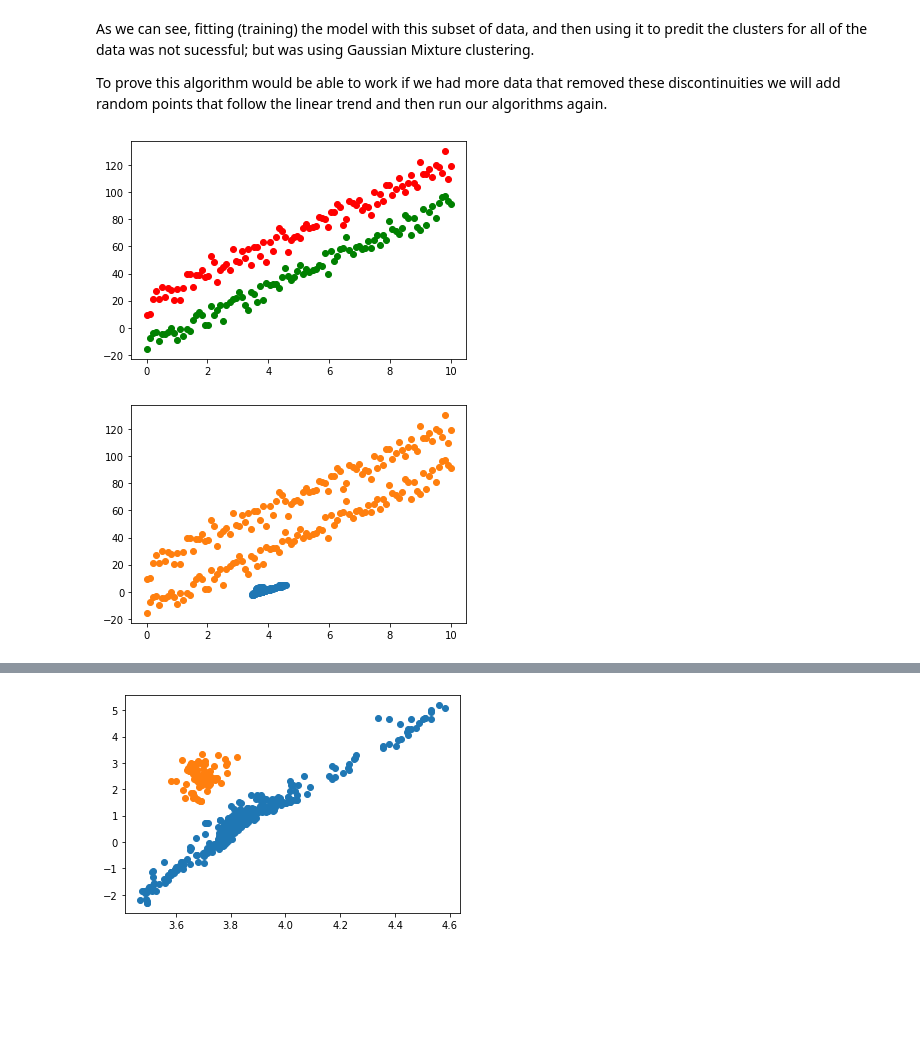
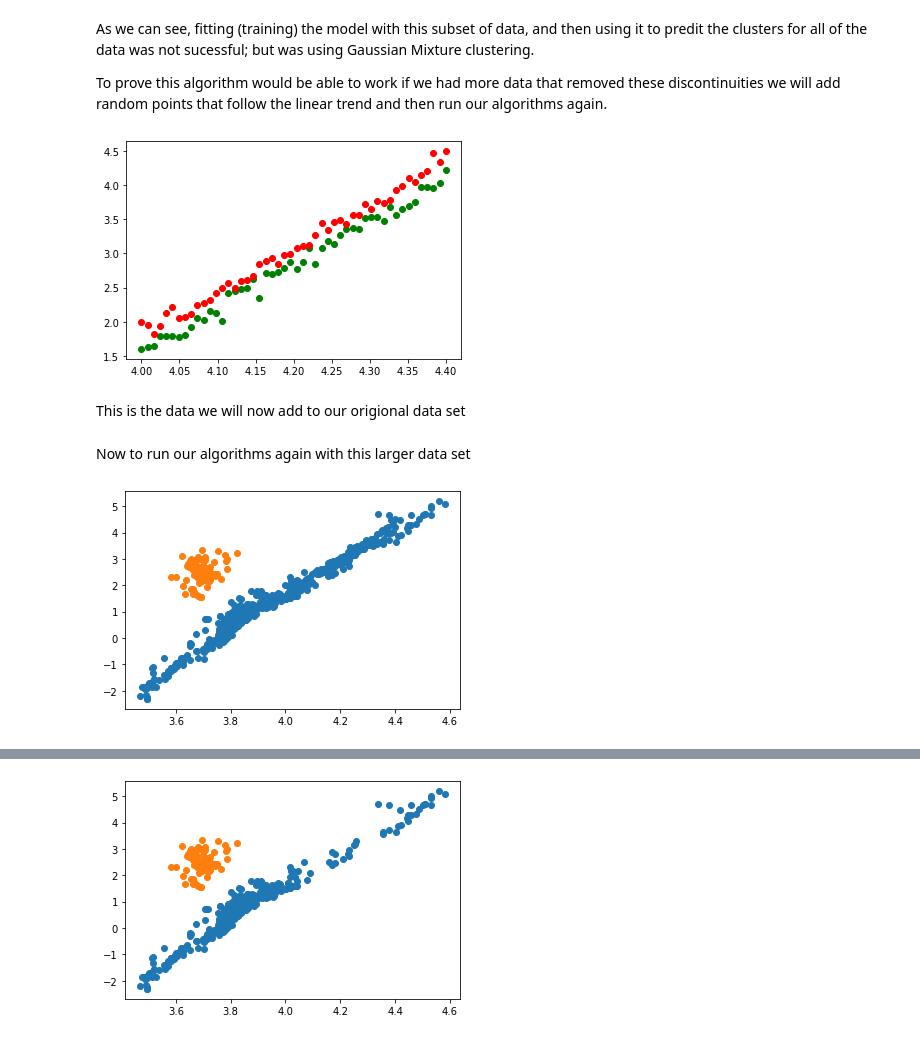
Before and after one commit to University-at-Buffalo-SEDS/DEBCat-Exploration, a Jupyter notebook: stefan-boltzmann/separating_star_clusters.ipynb, the cells around one changed output, grey strips where cells are left out. Cells and saved outputs as stored; diff of their text form; code cells hidden in the pictures; blank space fills up the shorter version.

```diff
--- a/stefan-boltzmann/separating_star_clusters.ipynb
+++ b/stefan-boltzmann/separating_star_clusters.ipynb
@@ -161,25 +161,50 @@ pyplot.show()
 As we can see, fitting (training) the model with this subset of data, and then using it to predit the clusters for all of the data was not sucessful; but was using Gaussian Mixture clustering.
 
 To prove this algorithm would be able to work if we had more data that removed these discontinuities we will add random points that follow the linear trend and then run our algorithms again.
+# %%
+# define the model
+model = GaussianMixture(n_components=2)
+# fit the model to Z
+model.fit(Z)
+# assign a cluster to each example with all the data (X)
+yhat = model.predict(X)
+c = yhat.astype(bool)
+# plt.scatter(X[~c, 0], X[~c, 1])
+# plt.scatter(X[c, 0], X[c, 1])
+# m and b of the first cluster
+m1,b1 = np.polyfit(X[~c, 0], X[~c, 1],1)
+# m and b of the second cluster
+m2,b2 = np.polyfit(X[c, 0], X[c, 1],1)
+# compare the slopes to find the one in the linear trend
+if m1 >= 4:
+    m,b = m1,b1
+else:
+    m,b = m2,b2
 # %%
 import random
 
 def y(x, m, b):
     return m*x + b
+xVal = np.linspace(4.0, 4.4, 50)
+#generate y values above line of best fit
+y_above = [y(x, m, b) + abs(random.gauss(.1,.1)) for x in xVal]
+#generate y values above line of best fit
+y_below = [y(x, m, b) - abs(random.gauss(.1,.1)) for x in xVal]
 
-xVal = np.linspace(0, 10, 100)
-y_above = [y(x, 10, 5) + abs(random.gauss(15,5)) for x in xVal]
-y_below = [y(x, 10, 5) - abs(random.gauss(15,5)) for x in xVal]
 plt.scatter(xVal, y_below, c='g')
 plt.scatter(xVal, y_above, c='r')
 plt.show()
 # %% [output]
-[figure, old version]
+[figure, new version]
+# %% [markdown]
+This is the data we will now add to our origional data set
 # %%
 W1 = np.array((xVal, y_above)).T
 W2 = np.array((xVal, y_below)).T
 tempW = np.concatenate((W1,W2), axis=0)
 W = np.concatenate((tempW,X), axis=0)
+# %% [markdown]
+Now to run our algorithms again with this larger data set
 # %%
 # gaussian mixture clustering with added data
 
@@ -200,4 +225,4 @@ for cluster in clusters:
 # show the plot
 pyplot.show()
 # %% [output]
-[figure, old version]
+[figure, new version]
```
Also changed, not shown: parts of 3 cells of this notebook.
